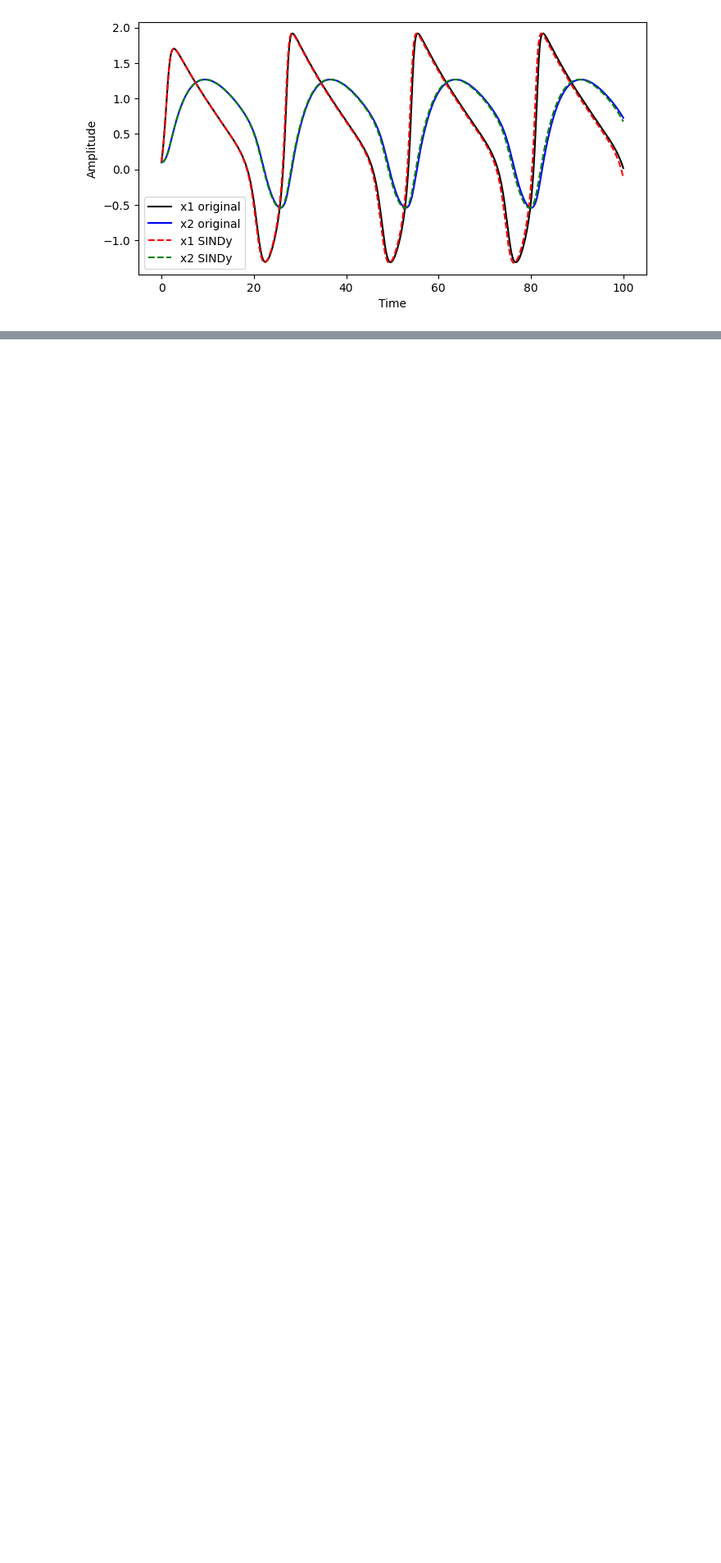
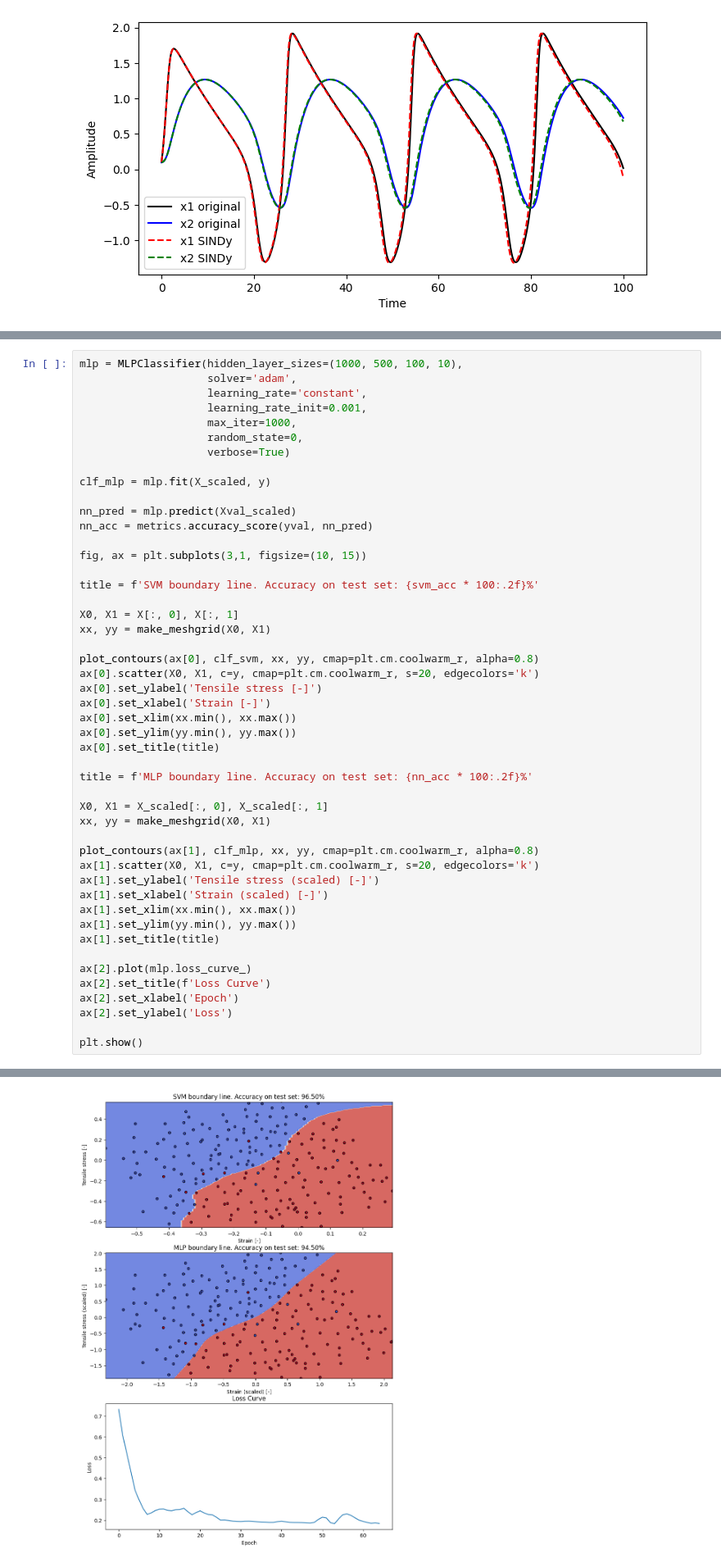
Before and after one commit to dprifer/KTH, a Jupyter notebook: DataDrivenMethods/HW3.ipynb, the cells around one changed output, grey strips where cells are left out. Shown at 82% size. Cells and saved outputs as stored; diff of their text form; blank space fills up the shorter version.

```diff
--- a/DataDrivenMethods/HW3.ipynb
+++ b/DataDrivenMethods/HW3.ipynb
@@ -197,0 +291,49 @@ Above code successfully reproduced the MATLAB results (see above, so now I can s
+# %%
+mlp = MLPClassifier(hidden_layer_sizes=(1000, 500, 100, 10),
+                    solver='adam',
+                    learning_rate='constant',
+                    learning_rate_init=0.001,
+                    max_iter=1000,
+                    random_state=0,
+                    verbose=True)
+
+clf_mlp = mlp.fit(X_scaled, y)
+
+nn_pred = mlp.predict(Xval_scaled)
+nn_acc = metrics.accuracy_score(yval, nn_pred)
+
+fig, ax = plt.subplots(3,1, figsize=(10, 15))
+
+title = f'SVM boundary line. Accuracy on test set: {svm_acc * 100:.2f}%'
+
+X0, X1 = X[:, 0], X[:, 1]
+xx, yy = make_meshgrid(X0, X1)
+
+plot_contours(ax[0], clf_svm, xx, yy, cmap=plt.cm.coolwarm_r, alpha=0.8)
+ax[0].scatter(X0, X1, c=y, cmap=plt.cm.coolwarm_r, s=20, edgecolors='k')
+ax[0].set_ylabel('Tensile stress [-]')
+ax[0].set_xlabel('Strain [-]')
+ax[0].set_xlim(xx.min(), xx.max())
+ax[0].set_ylim(yy.min(), yy.max())
+ax[0].set_title(title)
+
+title = f'MLP boundary line. Accuracy on test set: {nn_acc * 100:.2f}%'
+
+X0, X1 = X_scaled[:, 0], X_scaled[:, 1]
+xx, yy = make_meshgrid(X0, X1)
+
+plot_contours(ax[1], clf_mlp, xx, yy, cmap=plt.cm.coolwarm_r, alpha=0.8)
+ax[1].scatter(X0, X1, c=y, cmap=plt.cm.coolwarm_r, s=20, edgecolors='k')
+ax[1].set_ylabel('Tensile stress (scaled) [-]')
+ax[1].set_xlabel('Strain (scaled) [-]')
+ax[1].set_xlim(xx.min(), xx.max())
+ax[1].set_ylim(yy.min(), yy.max())
+ax[1].set_title(title)
+
+ax[2].plot(mlp.loss_curve_)
+ax[2].set_title(f'Loss Curve')
+ax[2].set_xlabel('Epoch')
+ax[2].set_ylabel('Loss')
+
+plt.show()
+# %% [output]
@@ -197,0 +357 @@ Above code successfully reproduced the MATLAB results (see above, so now I can s
+[figure, added]
```
Also changed, not shown: parts of 8 cells of this notebook.
